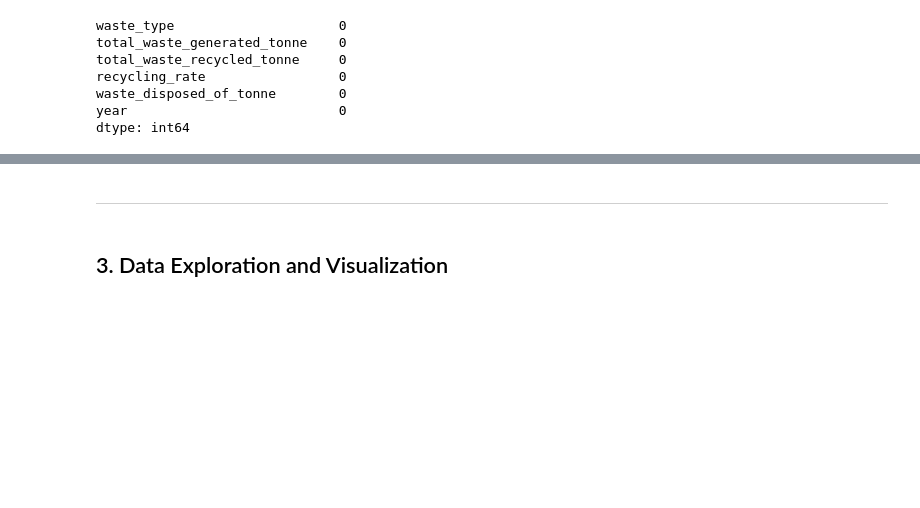
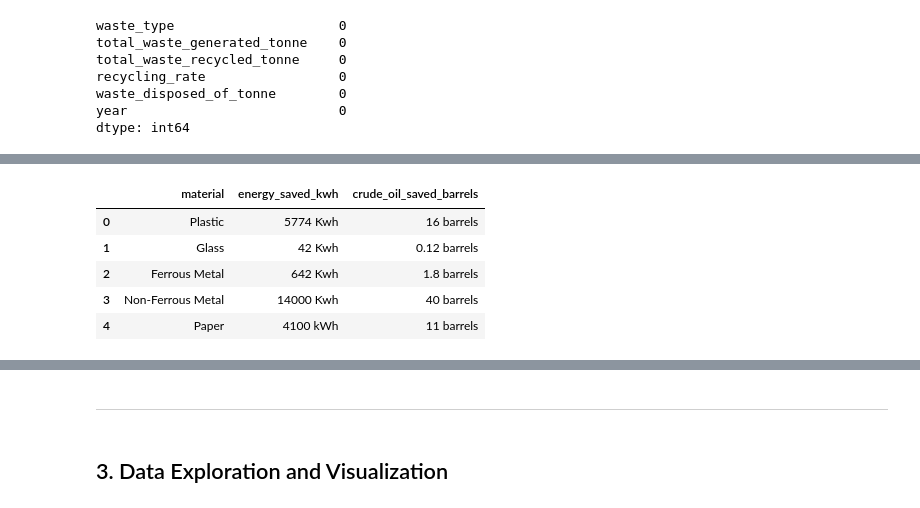
Before and after one commit to kuehbiko/02-Personal-Projects, a Jupyter notebook: WIP/Recycled Energy Savings in Singapore/recycled_materials_energy_analysis.ipynb, the cells around one changed output, grey strips where cells are left out. Drawn from its saved outputs; the diff is of its cells as text; code cells hidden in the pictures; blank space fills up the shorter version.

```diff
--- a/WIP/Recycled Energy Savings in Singapore/recycled_materials_energy_analysis.ipynb
+++ b/WIP/Recycled Energy Savings in Singapore/recycled_materials_energy_analysis.ipynb
@@ -364,0 +349,14 @@ dtype: int64
+# %%
+conversion = energy_saved.T.iloc[1:, 2:] \
+                         .reset_index(drop=True) \
+                         .rename(columns={2: "material",
+                                          3: "energy_saved_kwh",
+                                          4: "crude_oil_saved_barrels"})
+conversion
+# %% [output]
+|  | material | energy_saved_kwh | crude_oil_saved_barrels |
+| 0 | Plastic | 5774 Kwh | 16 barrels |
+| 1 | Glass | 42 Kwh | 0.12 barrels |
+| 2 | Ferrous Metal | 642 Kwh | 1.8 barrels |
+| 3 | Non-Ferrous Metal | 14000 Kwh | 40 barrels |
+| 4 | Paper | 4100 kWh | 11 barrels |
```
Also changed, not shown: parts of 29 cells of this notebook, 1 other file.
